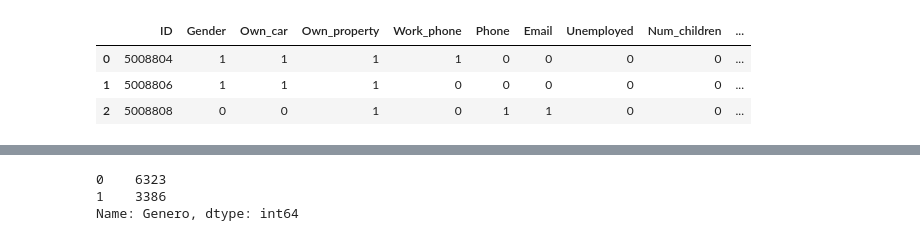
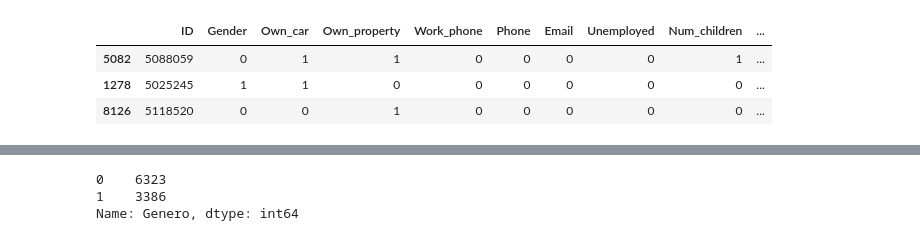
Before and after one commit to NestorDiazDataSC/Analisis_de_Datos, a Jupyter notebook: Credit_Card/CreditCard.ipynb, the cells around one changed output, grey strips where cells are left out. Saved outputs shown, nothing was run; the diff lists cells and outputs as text; code cells hidden in the pictures.

```diff
--- a/Credit_Card/CreditCard.ipynb
+++ b/Credit_Card/CreditCard.ipynb
@@ -11,10 +64,10 @@ import seaborn as sns # Importamos librerias de graficos
 import matplotlib.pyplot as plt
 # %%
 df = pd.read_csv("Creditcard.csv")
-df.head(3)
+df.sample(3)
 # %% [output]
 |  | ID | Gender | Own_car | Own_property | Work_phone | Phone | Email | Unemployed | Num_children | ... |
-| 0 | 5008804 | 1 | 1 | 1 | 1 | 0 | 0 | 0 | 0 | ... |
-| 1 | 5008806 | 1 | 1 | 1 | 0 | 0 | 0 | 0 | 0 | ... |
-| 2 | 5008808 | 0 | 0 | 1 | 0 | 1 | 1 | 0 | 0 | ... |
+| 5082 | 5088059 | 0 | 1 | 1 | 0 | 0 | 0 | 0 | 1 | ... |
+| 1278 | 5025245 | 1 | 1 | 0 | 0 | 0 | 0 | 0 | 0 | ... |
+| 8126 | 5118520 | 0 | 0 | 1 | 0 | 0 | 0 | 0 | 0 | ... |
 # %%
```
Also changed, not shown: parts of 24 cells of this notebook.
